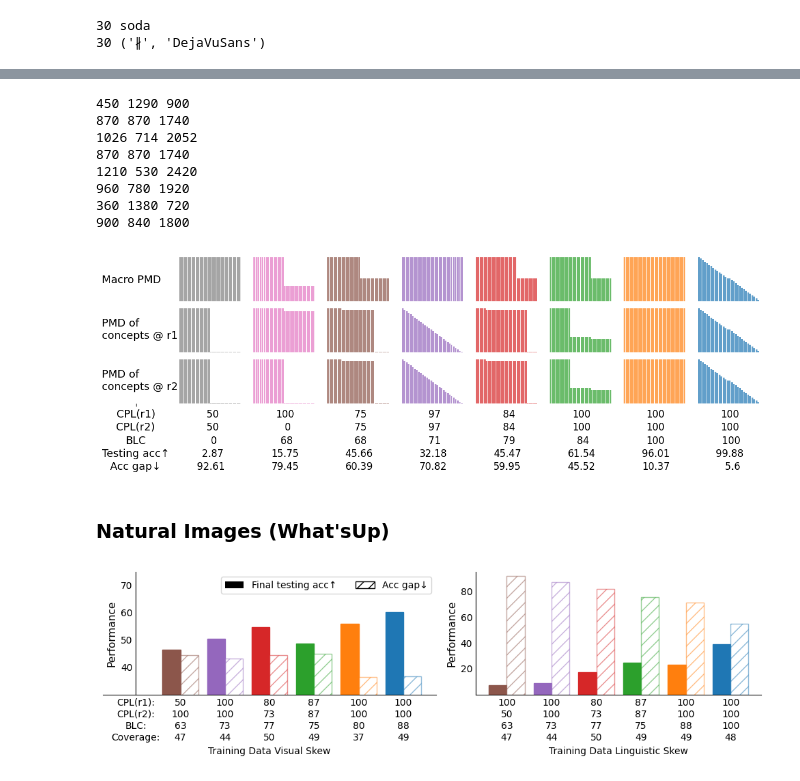
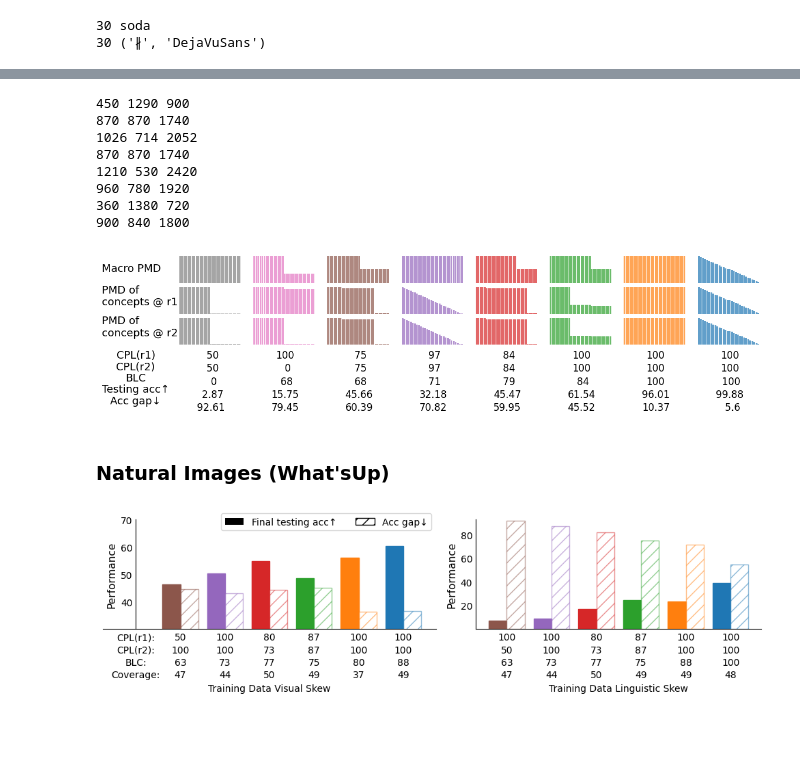
Before and after one commit to zdxdsw/skewed_relations_T2I, a Jupyter notebook: notebooks/sheets_icons_plot.ipynb, the cells around one changed output, grey strips where cells are left out. Drawn from its saved outputs; the diff is of its cells as text; code cells hidden in the pictures; blank space fills up the shorter version.

```diff
--- a/notebooks/sheets_icons_plot.ipynb
+++ b/notebooks/sheets_icons_plot.ipynb
@@ -443,9 +443,11 @@ metrics = {
 colors = ['peru'] + list(matplotlib.colormaps['tab10'].colors)[::-1][3:] + list(matplotlib.colormaps['tab10'].colors)[::-1][5:]
 
 width = 0.4  # the width of the bars
+figsize = (10, 4) #(10, 3) for rebuttal
+linespacing = 1.4 # 1.3 for rebuttal
 
 fig, [ax, ax2] = plt.subplots(
-      1, 2, figsize=(10,3), sharex='col', sharey='row',
+      1, 2, figsize=figsize, sharex='col', sharey='row',
       gridspec_kw={'width_ratios': [9, 5],}
 )
 
@@ -502,8 +504,8 @@ ax.set_ylabel("Performance", fontsize=11)
 ax.set_xlabel('Training Data Visual Skew', fontsize=10)
 ax2.set_xlabel("Training Data Linguistic Skew", fontsize=10)
 
-ax.set_xticks(np.arange(-1, len(splits_for_plot1)) + width/2, xtick_labels, linespacing=1.3)
-ax2.set_xticks(np.arange(len(splits_for_plot1), len(splits_for_plot1+splits_for_plot2)) + width/2, xtick_labels2, linespacing=1.3)
+ax.set_xticks(np.arange(-1, len(splits_for_plot1)) + width/2, xtick_labels, linespacing=linespacing)
+ax2.set_xticks(np.arange(len(splits_for_plot1), len(splits_for_plot1+splits_for_plot2)) + width/2, xtick_labels2, linespacing=linespacing)
 
 ax.tick_params(axis='both', which='both', length=0)
 ax2.tick_params(axis='both', which='both', length=0)
@@ -521,5 +523,6 @@ ax2.set_ylim(0, 120)
 plt.tight_layout()
 plt.show()
 
-fig.savefig(f"/home/ubuntu/clevr_control/notebooks/figures/latent_diffusion_synthetic.png", dpi=150, bbox_inches='tight')
+#fig.savefig(f"/home/ubuntu/clevr_control/notebooks/figures/latent_diffusion_synthetic.png", dpi=150, bbox_inches='tight')
+fig.savefig(f"/home/yingshac/workspace/clevr_control/notebooks/figures/latent_diffusion_synthetic_CR_edition.png", dpi=150, bbox_inches='tight')
 # %% [output]
@@ -578,10 +735,12 @@ for n in df.columns.to_list():
 # %%
+### Plot for rebuttal
+
 colors = list(matplotlib.colormaps['tab10'].colors)[::-1][2:]
 splits = [12, 13, 17, 2, 20, 15, 24, 8]
 nrows = 3
 ncols = 1+len(splits)
 
-fig = plt.figure(figsize=(1.3*(ncols), 4))
+fig = plt.figure(figsize=(1.3*(ncols), 3))
 
 fontsize = 13
 width = 0.85
@@ -605,7 +764,7 @@ for i, s in enumerate(splits):
     ax.set_yticks([])
 
     ax = fig.add_subplot(nrows, ncols, ncols+i+2)
-    ax.bar(np.arange(len(c)), np.array(sorted(c_r1.values(), reverse=True) + [0.0005*total_freq]*(len(c) - len(c_r1))) / total_freq, width=width, alpha=alpha, color=colors[i])
+    ax.bar(np.arange(len(c)), np.array(sorted(c_r1.values(), reverse=True) + [0.0006*total_freq]*(len(c) - len(c_r1))) / total_freq, width=width, alpha=alpha, color=colors[i])
     # if i==0:
     #     ax.set_ylabel("@ r1 PMD\nof concepts", fontsize=fontsize)
     #     ax.set_xlim((-5, 30))
@@ -614,7 +773,7 @@ for i, s in enumerate(splits):
     ax.set_yticks([])
 
     ax = fig.add_subplot(nrows, ncols, 2*ncols+i+2)
-    ax.bar(np.arange(len(c)), np.array(sorted(c_r2.values(), reverse=True) + [0.0005*total_freq]*(len(c) - len(c_r2))) / total_freq, width=width, alpha=alpha, color=colors[i])
+    ax.bar(np.arange(len(c)), np.array(sorted(c_r2.values(), reverse=True) + [0.0008*total_freq]*(len(c) - len(c_r2))) / total_freq, width=width, alpha=alpha, color=colors[i])
     # if i==0:
     #     ax.set_ylabel("@ r2 PMD\nof concepts", fontsize=fontsize)
     #     ax.set_xlim((-5, 30))
@@ -648,33 +807,34 @@ for i, s in enumerate(splits):
     ax.tick_params(bottom = False)
     #break
 
 ax = fig.add_subplot(nrows, ncols, 1)
 xy = (0, 0.3)
 ax.annotate("Macro PMD", xy=(0, 0.4), fontsize=fontsize)
 ax.set_axis_off()
 ax = fig.add_subplot(nrows, ncols, ncols+1)
 ax.annotate("PMD of\nconcepts @ r1", xy=xy, fontsize=fontsize)
 ax.set_axis_off()
 ax = fig.add_subplot(nrows, ncols, 2*ncols+1)
 ax.annotate("PMD of\nconcepts @ r2", xy=xy, fontsize=fontsize)
 
-ax.set_xticks([0.5], ["CPL(r1)\nCPL(r2)\nBLC\nTesting acc\u2191\nAcc gap\u2193"], linespacing=1.3, fontsize=fontsize)
+ax.set_xticks([0.5], ["CPL(r1)\nCPL(r2)\nBLC\nTesting acc\u2191\nAcc gap\u2193"], linespacing=1.1, fontsize=fontsize)
 ax.spines[['right', 'top', 'left', 'bottom']].set_visible(False)
 ax.set_yticks([])
+ax.tick_params(bottom = False)
 
 
 fig.tight_layout()
 fig.subplots_adjust(hspace=0.1, wspace=0.1)
 plt.show()
 
-fig.savefig(f"/home/ubuntu/clevr_control/notebooks/figures/splits_for_image_skew_pmd.png", dpi=180, bbox_inches='tight')
+#fig.savefig(f"/home/yingshac/workspace/clevr_control/notebooks/figures/splits_for_image_skew_pmd.png", dpi=180, bbox_inches='tight')
 # %% [output]
 450 1290 900
 870 870 1740
 1026 714 2052
 870 870 1740
 1210 530 2420
 960 780 1920
 360 1380 720
 900 840 1800
-[figure, old version]
+[figure, new version]
@@ -730,9 +888,11 @@ for n in df.columns.to_list():
 colors = list(matplotlib.colormaps['tab10'].colors)[::-1][4:] + list(matplotlib.colormaps['tab10'].colors)[::-1][4:]
 
 width = 0.4  # the width of the bars
+figsize = (10, 3) # (10, 2.5) for rebuttal
+linespacing = 1.4 # 1.3 for rebuttal
 
 fig, [ax, ax2] = plt.subplots(
-      1, 2, figsize=(10,3), sharex='col', #sharey='row',
+      1, 2, figsize=figsize, sharex='col', #sharey='row',
       gridspec_kw={'width_ratios': [7, 6],}
 )
 
@@ -784,8 +944,8 @@ ax2.set_ylabel("Performance", fontsize=11)
 ax.set_xlabel('Training Data Visual Skew', fontsize=10)
 ax2.set_xlabel("Training Data Linguistic Skew", fontsize=10)
 
-ax.set_xticks(np.arange(-1, len(splits_for_plot1)) + width/2, xtick_labels, linespacing=1.3)
-ax2.set_xticks(np.arange(len(splits_for_plot1), len(splits_for_plot1+splits_for_plot2)) + width/2, xtick_labels2, linespacing=1.3)
+ax.set_xticks(np.arange(-1, len(splits_for_plot1)) + width/2, xtick_labels, linespacing=linespacing)
+ax2.set_xticks(np.arange(len(splits_for_plot1), len(splits_for_plot1+splits_for_plot2)) + width/2, xtick_labels2, linespacing=linespacing)
 
 ax.tick_params(axis='both', which='both', length=0)
 ax2.tick_params(axis='both', which='both', length=0)
@@ -796,14 +956,15 @@ ax.spines['left'].set_position(('data', -0.8))
 
 ax.set_yticks([40, 50, 60, 70])
 ax2.set_yticks([20, 40, 60, 80])
-ax.legend(loc='upper right', ncol=2)
-ax.set_ylim(30, 75)
-ax2.set_ylim(0, 95)
+ax.legend(loc='upper right', ncol=2, bbox_to_anchor=[1, 1.1])
+ax.set_ylim(30, 70)
+ax2.set_ylim(0, 93)
 
 
 plt.tight_layout()
 plt.show()
 
-fig.savefig(f"/home/ubuntu/clevr_control/notebooks/figures/latent_diffusion_whatsup.png", dpi=150, bbox_inches='tight')
+#fig.savefig(f"/home/yingshac/workspace/clevr_control/notebooks/figures/latent_diffusion_whatsup.png", dpi=150, bbox_inches='tight')
+fig.savefig(f"/home/yingshac/workspace/clevr_control/notebooks/figures/latent_diffusion_whatsup_CR_edition.png", dpi=150, bbox_inches='tight')
 # %% [output]
-[figure, old version]
+[figure, new version]
```
Also changed, not shown: parts of 7 cells of this notebook, 8 other files.
